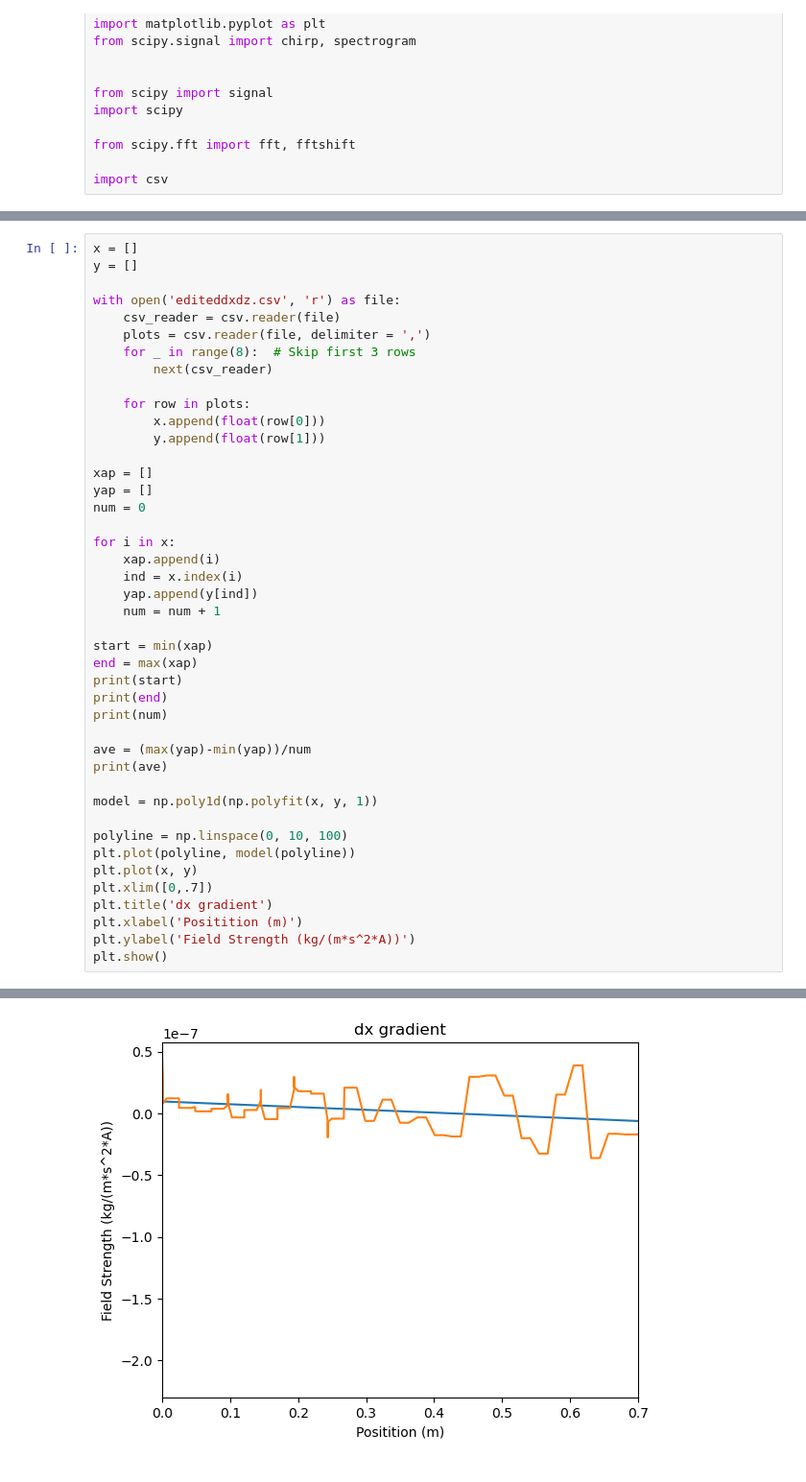
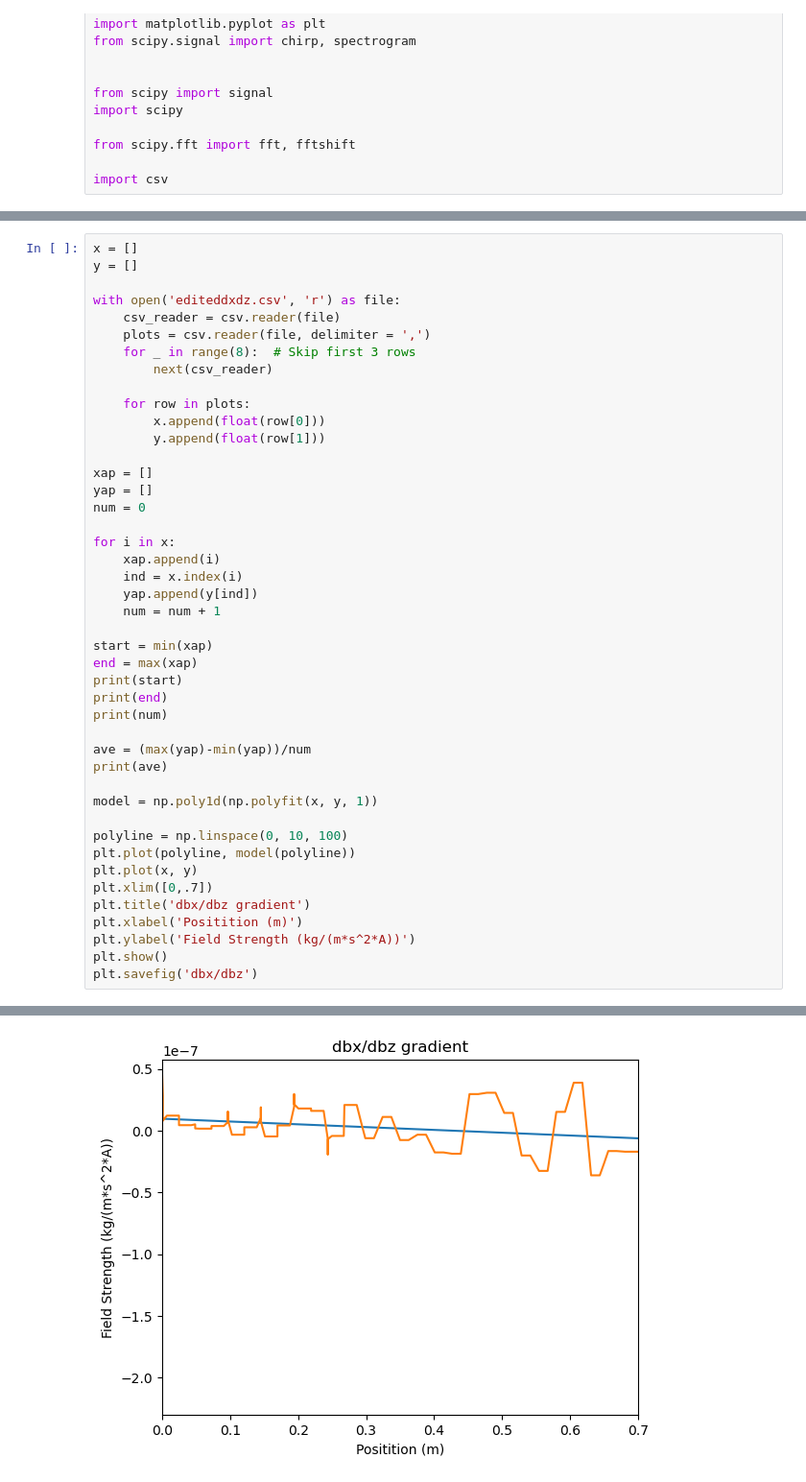
Before and after one commit to jlfox10/Ph78, a Jupyter notebook: Updated Wires.ipynb, the cells around one changed output, grey strips where cells are left out. Shown at 96% size. Cells and saved outputs as stored; diff of their text form.

```diff
--- a/Updated Wires.ipynb
+++ b/Updated Wires.ipynb
@@ -136,32 +140,33 @@ num = 0
 
 for i in x:
     xap.append(i)
     ind = x.index(i)
     yap.append(y[ind])
     num = num + 1
 
 start = min(xap)
 end = max(xap)
 print(start)
 print(end)
 print(num)
 
 ave = (max(yap)-min(yap))/num
 print(ave)
 
 model = np.poly1d(np.polyfit(x, y, 1))
 
 polyline = np.linspace(0, 10, 100)
 plt.plot(polyline, model(polyline))
 plt.plot(x, y)
 plt.xlim([0,.7])
-plt.title('dx gradient')
+plt.title('dbx/dbz gradient')
 plt.xlabel('Positition (m)')
 plt.ylabel('Field Strength (kg/(m*s^2*A))')
 plt.show()
+plt.savefig('dbx/dbz')
 # %% [output]
 0.0
 0.7
 162
 4.969570655721573e-10
-[figure, old version]
+[figure, new version]
```
Also changed, not shown: parts of 6 cells of this notebook.
